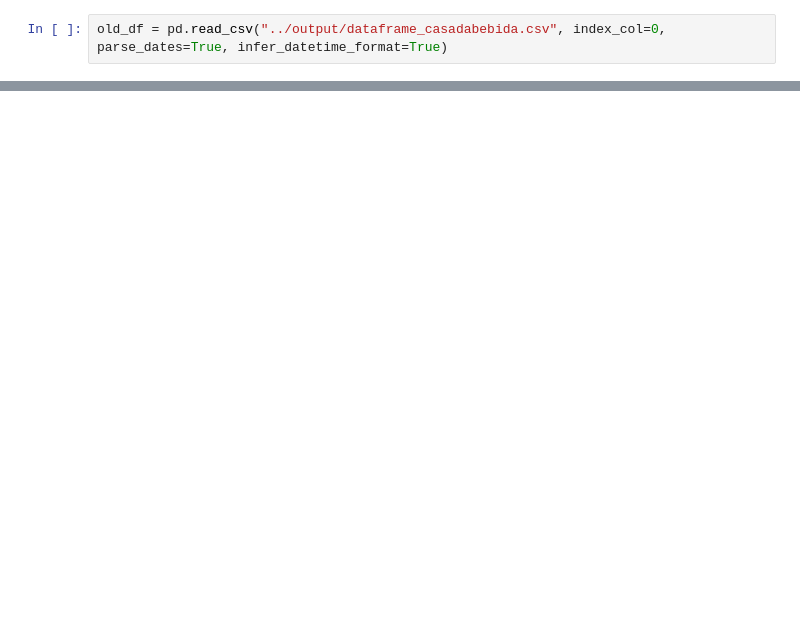
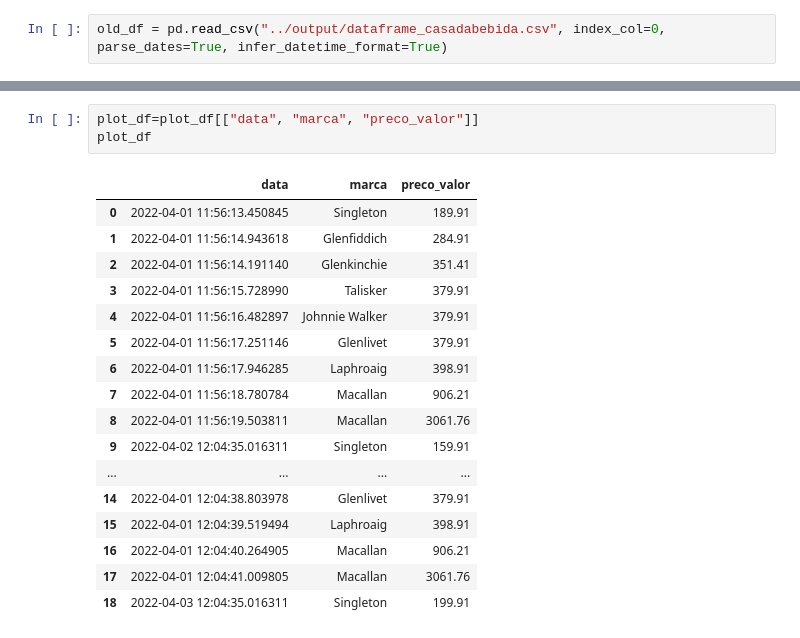
Before and after one commit to rsilveira79/whisky_trends_BR, a Jupyter notebook: notebooks/whisky_crawler.ipynb, the cells around one changed output, grey strips where cells are left out. Drawn from its saved outputs; the diff is of its cells as text; blank space fills up the shorter version.

```diff
--- a/notebooks/whisky_crawler.ipynb
+++ b/notebooks/whisky_crawler.ipynb
@@ -251,0 +259,21 @@ TypeError: first argument must be an iterable of pandas objects, you passed an o
+# %%
+plot_df=plot_df[["data", "marca", "preco_valor"]]
+plot_df
+# %% [output]
+|  | data | marca | preco_valor |
+| 0 | 2022-04-01 11:56:13.450845 | Singleton | 189.91 |
+| 1 | 2022-04-01 11:56:14.943618 | Glenfiddich | 284.91 |
+| 2 | 2022-04-01 11:56:14.191140 | Glenkinchie | 351.41 |
+| 3 | 2022-04-01 11:56:15.728990 | Talisker | 379.91 |
+| 4 | 2022-04-01 11:56:16.482897 | Johnnie Walker | 379.91 |
+| 5 | 2022-04-01 11:56:17.251146 | Glenlivet | 379.91 |
+| 6 | 2022-04-01 11:56:17.946285 | Laphroaig | 398.91 |
+| 7 | 2022-04-01 11:56:18.780784 | Macallan | 906.21 |
+| 8 | 2022-04-01 11:56:19.503811 | Macallan | 3061.76 |
+| 9 | 2022-04-02 12:04:35.016311 | Singleton | 159.91 |
+| ... | ... | ... | ... |
+| 14 | 2022-04-01 12:04:38.803978 | Glenlivet | 379.91 |
+| 15 | 2022-04-01 12:04:39.519494 | Laphroaig | 398.91 |
+| 16 | 2022-04-01 12:04:40.264905 | Macallan | 906.21 |
+| 17 | 2022-04-01 12:04:41.009805 | Macallan | 3061.76 |
+| 18 | 2022-04-03 12:04:35.016311 | Singleton | 199.91 |
```
Also changed, not shown: parts of 16 cells of this notebook, 4 other files.
